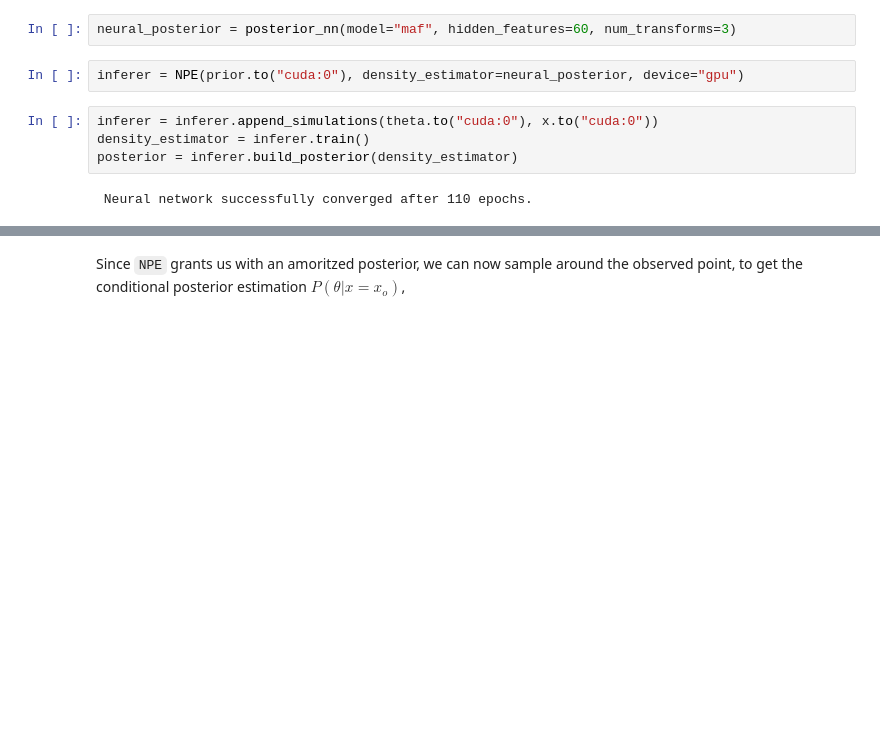
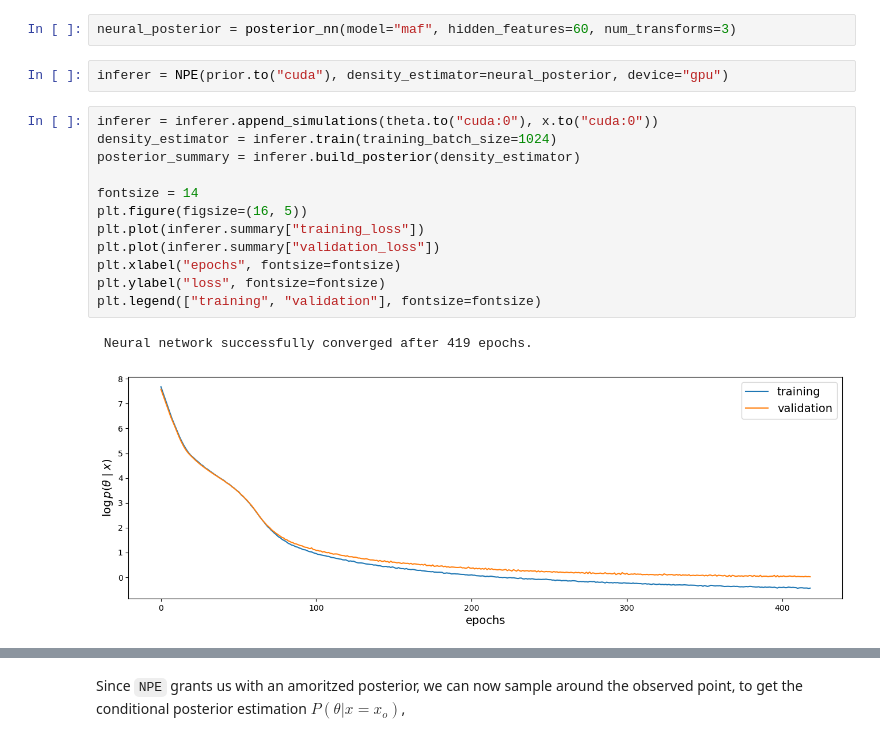
Before and after one commit to albazarova/sbi_intro, a Jupyter notebook: notebooks/4b_learn_summary_statistics_cell_growth.ipynb, the cells around one changed output, grey strips where cells are left out. Saved outputs shown, nothing was run; the diff lists cells and outputs as text; blank space fills up the shorter version.

```diff
--- a/notebooks/4b_learn_summary_statistics_cell_growth.ipynb
+++ b/notebooks/4b_learn_summary_statistics_cell_growth.ipynb
@@ -226,13 +249,22 @@ We can now proceed to train a MAF using $x$ as input to predict $\theta$. The NN
 # %%
 neural_posterior = posterior_nn(model="maf", hidden_features=60, num_transforms=3)
 # %%
-inferer = NPE(prior.to("cuda:0"), density_estimator=neural_posterior, device="gpu")
+inferer = NPE(prior.to("cuda"), density_estimator=neural_posterior, device="gpu")
 # %%
 inferer = inferer.append_simulations(theta.to("cuda:0"), x.to("cuda:0"))
-density_estimator = inferer.train()
-posterior = inferer.build_posterior(density_estimator)
+density_estimator = inferer.train(training_batch_size=1024)
+posterior_summary = inferer.build_posterior(density_estimator)
+
+fontsize = 14
+plt.figure(figsize=(16, 5))
+plt.plot(inferer.summary["training_loss"])
+plt.plot(inferer.summary["validation_loss"])
+plt.xlabel("epochs", fontsize=fontsize)
+plt.ylabel("loss", fontsize=fontsize)
+plt.legend(["training", "validation"], fontsize=fontsize)
 # %% [output]
- Neural network successfully converged after 110 epochs.
+ Neural network successfully converged after 419 epochs.
+[figure, added]
 # %% [markdown]
 We have trained a Masked Autoregressive Flow as the posterior estimator, that is a NN that estimates the $P(\theta|x)$.
 
```
Also changed, not shown: parts of 15 cells of this notebook.
